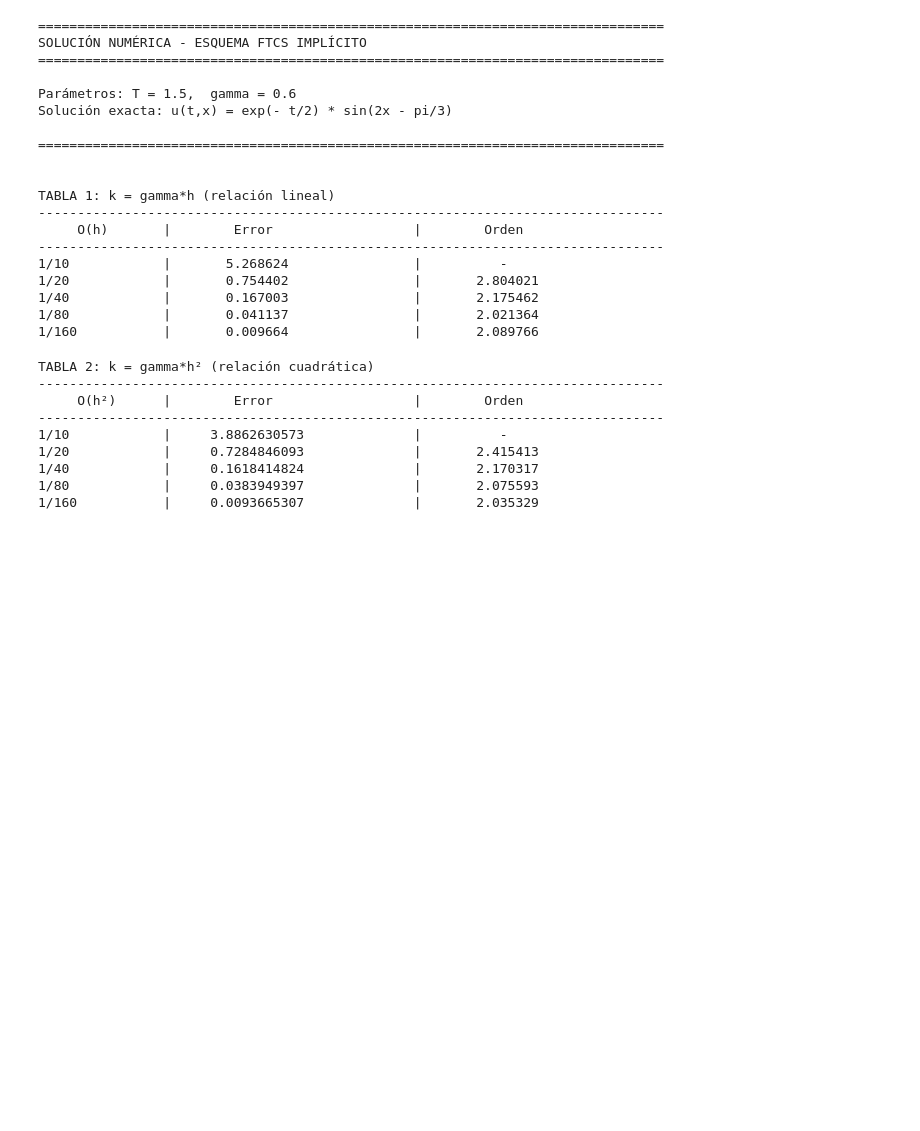
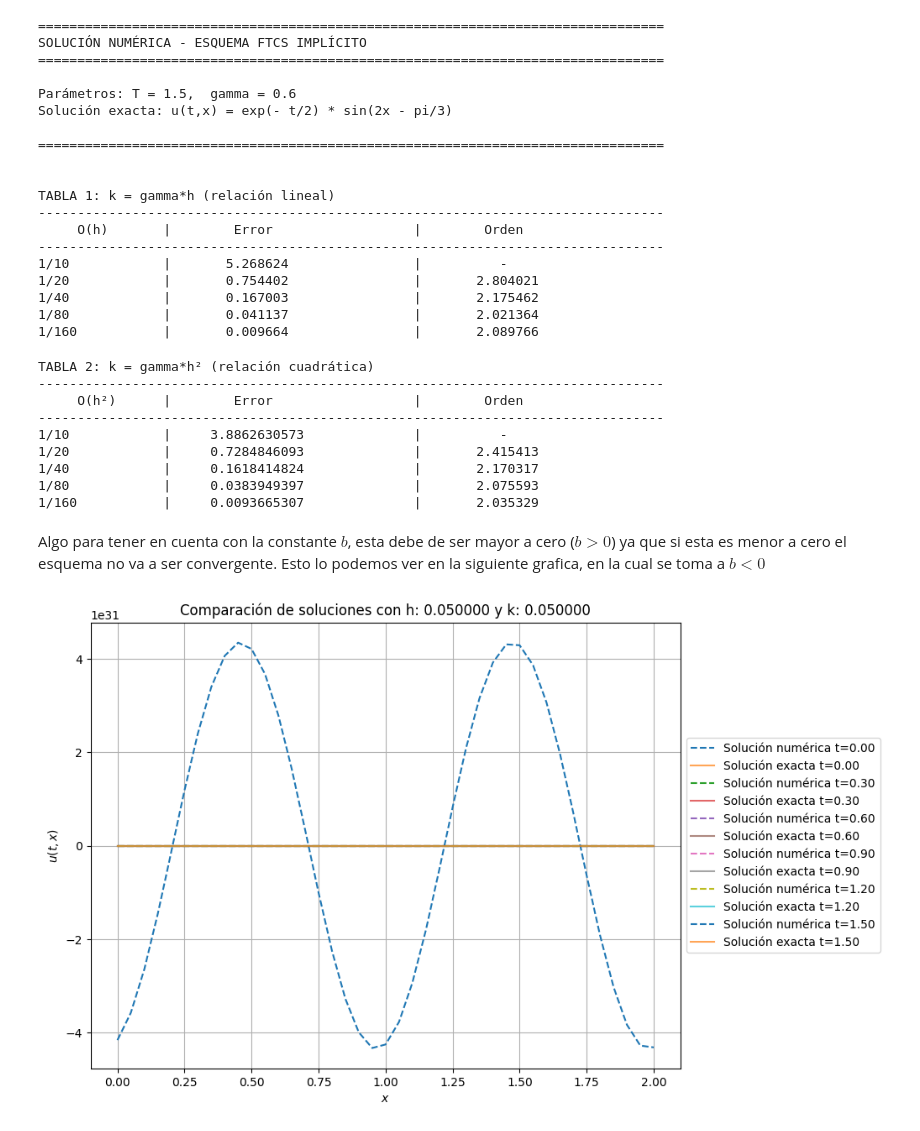
Before and after one commit to SamHuRo/solucion-numerica-de-EDP, a Jupyter notebook: Tareas/Tarea_03/tarea_02-Samuel_Huertas.ipynb, the cells around one changed output. Cells and saved outputs as stored; diff of their text form; code cells hidden in the pictures; blank space fills up the shorter version.

```diff
--- a/Tareas/Tarea_03/tarea_02-Samuel_Huertas.ipynb
+++ b/Tareas/Tarea_03/tarea_02-Samuel_Huertas.ipynb
@@ -1743,3 +1743,55 @@ TABLA 2: k = gamma*h² (relación cuadrática)
 1/40            |     0.1618414824              |       2.170317
 1/80            |     0.0383949397              |       2.075593
 1/160           |     0.0093665307              |       2.035329
+# %% [markdown]
+Algo para tener en cuenta con la constante $b$, esta debe de ser mayor a cero ($b > 0$) ya que si esta es menor a cero el esquema no va a ser convergente. Esto lo podemos ver en la siguiente grafica, en la cual se toma a $b < 0$
+# %%
+# Constantes del PVI
+l = 2  # noqa: E741
+T = 1.5
+alpha = 2
+beta = 1.3
+
+b = -1.2
+
+# Definición de las variables de discretización
+h = 1 / 20
+k = 1 / 20
+
+esquema = EsquemaCrankNicolson(
+    valor_h=h,
+    valor_k=k,
+    condiciones_iniciales=u0,
+).calcular_esquema()
+
+x = np.arange(0, l + h, h)
+tiempo = np.linspace(0, T, 6)
+
+plt.figure(figsize=(10, 6))
+
+for i in tiempo:
+    indice = int(np.round(i / k))
+
+    plt.plot(
+        x,
+        esquema[indice, :],
+        label=f"Solución numérica t={i:.2f}",
+        linestyle="--",
+        #color="black"
+    )
+    plt.plot(
+        x,
+        solucion_exacta(i, x),
+        label=f"Solución exacta t={i:.2f}",
+        #color="red",
+        alpha= 0.7
+    )
+plt.legend(loc='center left', bbox_to_anchor=(1, 0.5))
+plt.tight_layout()
+plt.xlabel("$x$")
+plt.ylabel("$u(t,x)$")
+plt.title(f"Comparación de soluciones con h: {h:.6f} y k: {k:.6f}")
+plt.grid()
+plt.show()
+# %% [output]
+[figure, added]
```
